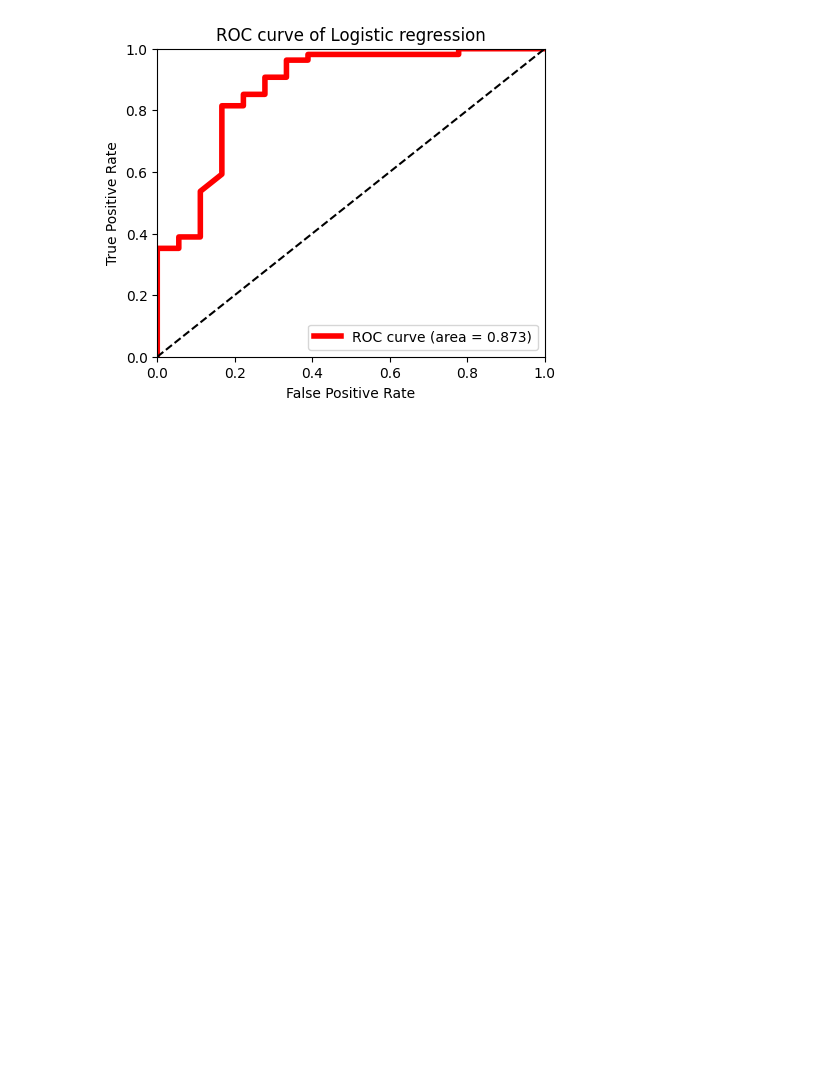
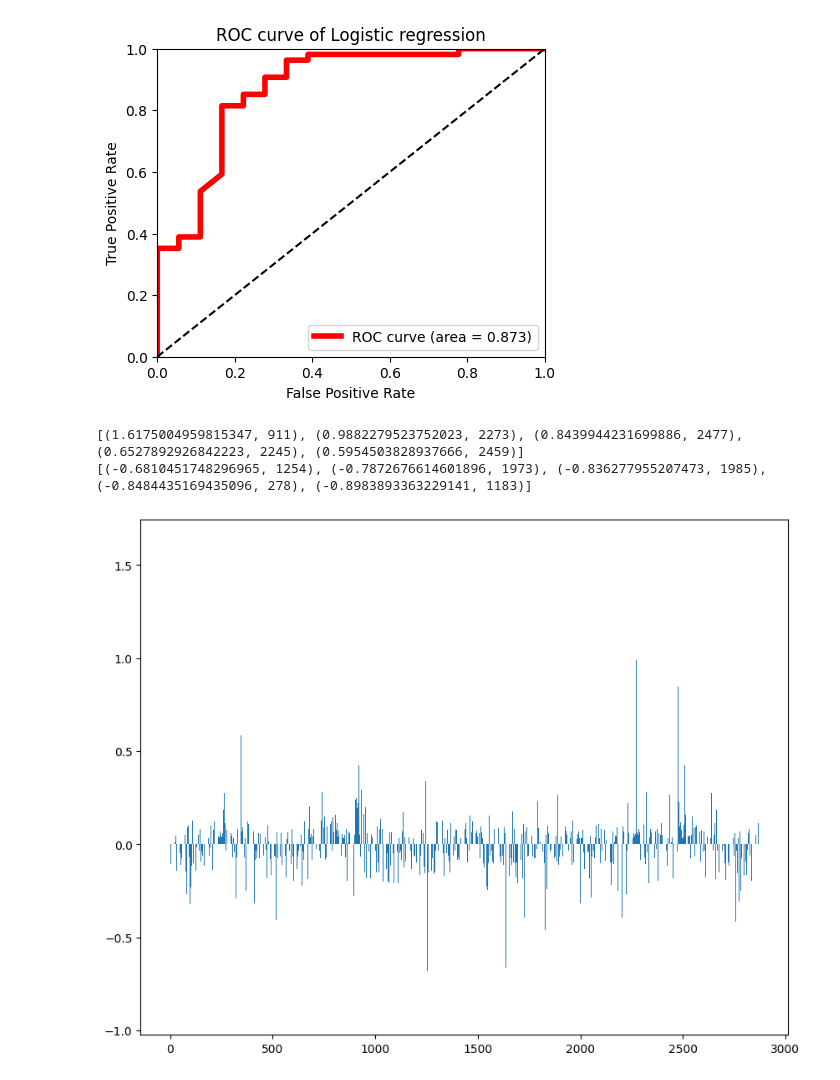
Before and after one commit to wogur0915/Hot_Place_NLP_Project, a Jupyter notebook: kakao_modelize.ipynb, the cells around one changed output. Drawn from its saved outputs; the diff is of its cells as text; code cells hidden in the pictures; blank space fills up the shorter version.

```diff
--- a/kakao_modelize.ipynb
+++ b/kakao_modelize.ipynb
@@ -208,3 +208,12 @@ plt.legend(loc="lower right")
 AUC: 0.873
 <matplotlib.legend.Legend at 0x...>
 [figure]
+# %%
+plt.rcParams['figure.figsize'] = [10,8]
+plt.bar(range(len(lr.coef_[0])), lr.coef_[0])
+print(sorted(((value, index)for index, value in enumerate(lr.coef_[0])), reverse=True)[:5])
+print(sorted(((value, index)for index, value in enumerate(lr.coef_[0])), reverse=True)[-5:])
+# %% [output]
+[(1.6175004959815347, 911), (0.9882279523752023, 2273), (0.8439944231699886, 2477), (0.6527892926842223, 2245), (0.5954503828937666, 2459)]
+[(-0.6810451748296965, 1254), (-0.7872676614601896, 1973), (-0.836277955207473, 1985), (-0.8484435169435096, 278), (-0.8983893363229141, 1183)]
+[figure, added]
```
